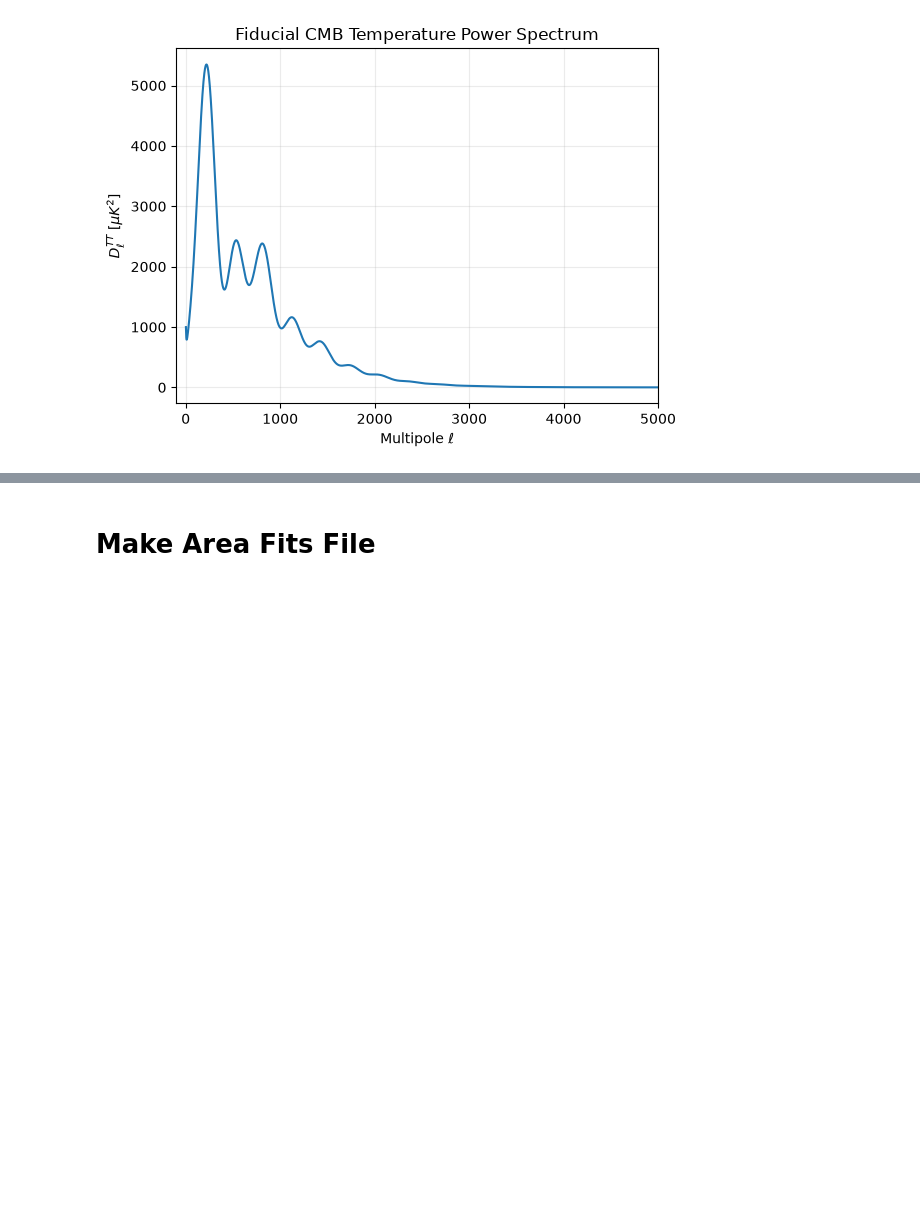
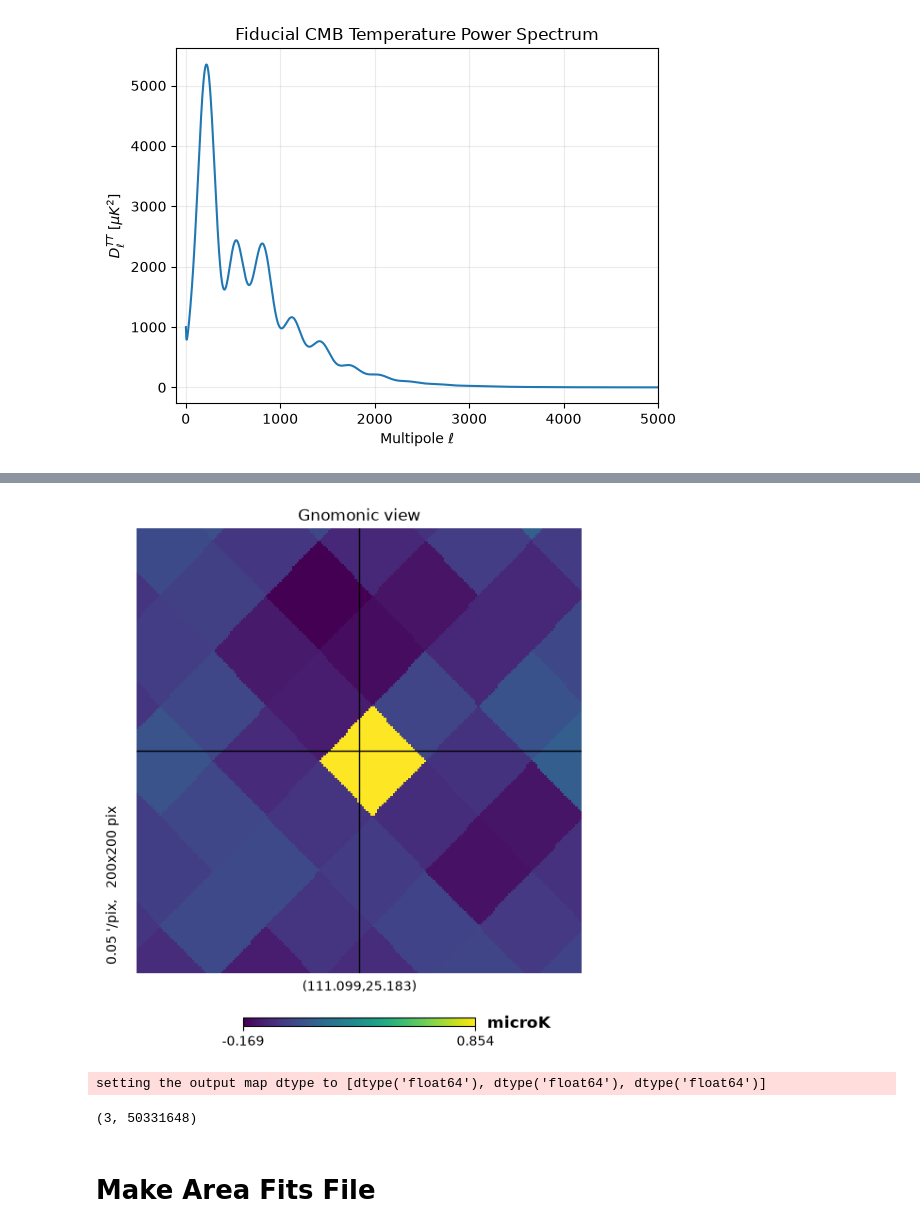
Before and after one commit to henry-e-n/SO_PointingReqs, a Jupyter notebook: sim_sky_maps/make_sim_maps.ipynb, the cells around one changed output, grey strips where cells are left out. Drawn from its saved outputs; the diff is of its cells as text; code cells hidden in the pictures; blank space fills up the shorter version.

```diff
--- a/sim_sky_maps/make_sim_maps.ipynb
+++ b/sim_sky_maps/make_sim_maps.ipynb
@@ -177,6 +178,10 @@ NPIX: 50331648, Resolution: 1.717743205908703 arcmin
 setting the output map dtype to [dtype('float64'), dtype('float64'), dtype('float64')]
 [figure]
 # %%
+# Load the empty map
+output_file = os.path.join(out_dir, f"{res}_cl_map_nosource.fits")
+output_map = hp.read_map(output_file, nest=True, field=None)
+
 # Find the vector that points to that point
 vec = hp.ang2vec(lon.value, lat.value, lonlat=True)
 
@@ -184,14 +189,20 @@ vec = hp.ang2vec(lon.value, lat.value, lonlat=True)
 # Find the indices of all the pixels within x degrees of that point
 pixel_inds = hp.query_disc(nside, vec=vec, radius=source_size.value, nest=True)
 # Add a point source to the map at the specified pixel index
-output_map[0, pixel_inds] += 6e-1
+output_map[0, pixel_inds] += 8e-1
 # %%
 # Convert the vector in theta phi to lon lat
-hp.gnomview(output_map[0], rot=[lon.value, lat.value], unit="microK", xsize=200, nest=True)
+hp.gnomview(output_map[0], rot=[lon.value, lat.value], unit="microK", xsize=200, reso=0.05, nest=True)
 hp.graticule()
+# %% [output]
+[figure, added]
 # %%
 output_file_with_source = os.path.join(out_dir, f"{res}_cl_map_{int((source_size.to(u.arcmin)).value)}arcmin.fits")
+print(np.shape(output_map))
 hp.write_map(output_file_with_source, output_map, nest=True, overwrite=True)
+# %% [output]
+setting the output map dtype to [dtype('float64'), dtype('float64'), dtype('float64')]
+(3, 50331648)
 # %% [markdown]
 # Make Area Fits File
 # %%
```
Also changed, not shown: parts of 6 cells of this notebook, 7 other files.
